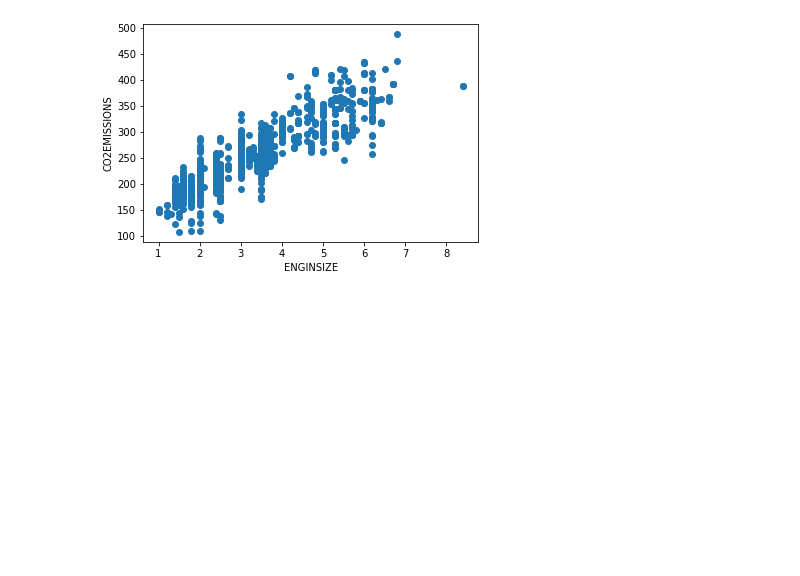
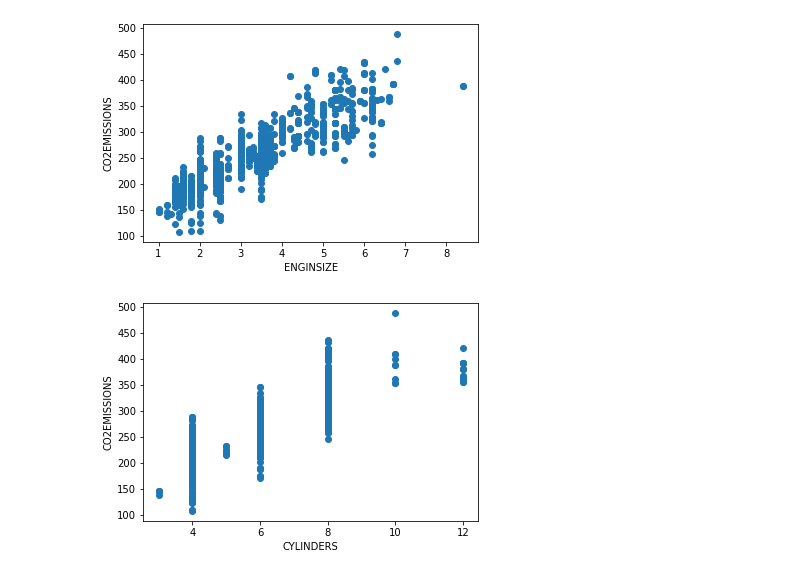
Before and after one commit to SinaSohrab/Learn-ML-Code, a Jupyter notebook: Simple_Linear_Regression/Simple_Linear_Rigression.ipynb, the cells around one changed output. Drawn from its saved outputs; the diff is of its cells as text; code cells hidden in the pictures; blank space fills up the shorter version.

```diff
--- a/Simple_Linear_Regression/Simple_Linear_Rigression.ipynb
+++ b/Simple_Linear_Regression/Simple_Linear_Rigression.ipynb
@@ -55,3 +55,10 @@ plt.ylabel("CO2EMISSIONS")
 plt.show()
 # %% [output]
 [figure]
+# %%
+plt.scatter(cdf.CYLINDERS, cdf.CO2EMISSIONS)
+plt.xlabel("CYLINDERS")
+plt.ylabel("CO2EMISSIONS")
+plt.show()
+# %% [output]
+[figure, added]
```
Also changed, not shown: parts of 2 cells of this notebook.
